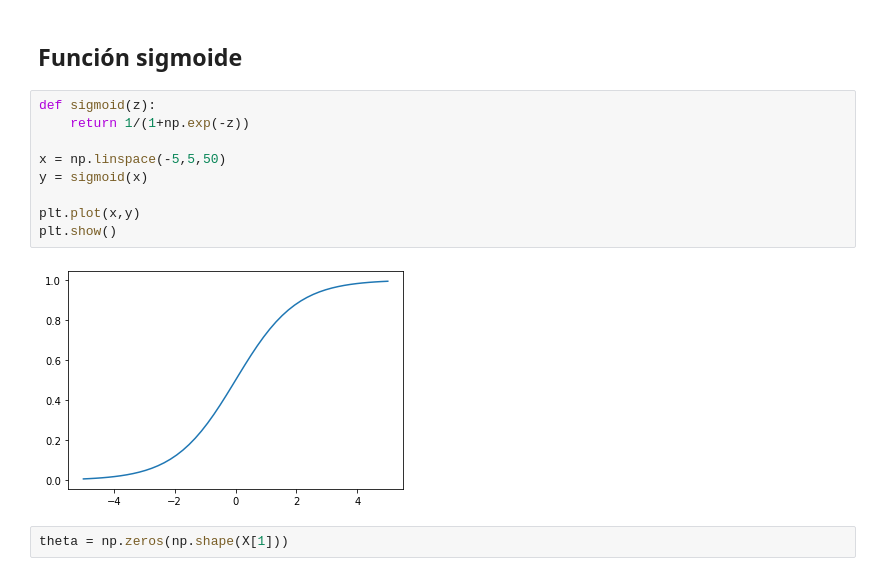
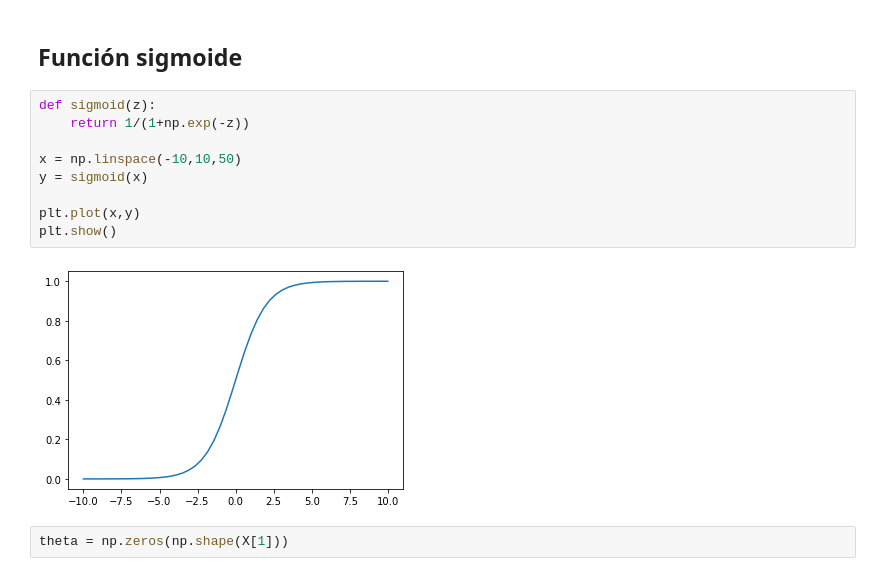
Before and after one commit to GuillermoOvejeroSanchez/Aprendizaje-Automatico, a Jupyter notebook: LogisticRegression/LogisticRegression.ipynb, the cells around one changed output. Drawn from its saved outputs; the diff is of its cells as text.

```diff
--- a/LogisticRegression/LogisticRegression.ipynb
+++ b/LogisticRegression/LogisticRegression.ipynb
@@ -69,14 +67,14 @@ plt.show()
 # %%
 def sigmoid(z):
     return 1/(1+np.exp(-z))
 
-x = np.linspace(-5,5,50)
+x = np.linspace(-10,10,50)
 y = sigmoid(x)
 
 plt.plot(x,y)
 plt.show()
 # %% [output]
-[figure, old version]
+[figure, new version]
 # %%
 theta = np.zeros(np.shape(X[1]))
 # %% [markdown]
```
Also changed, not shown: parts of 3 cells of this notebook, 2 other files.
